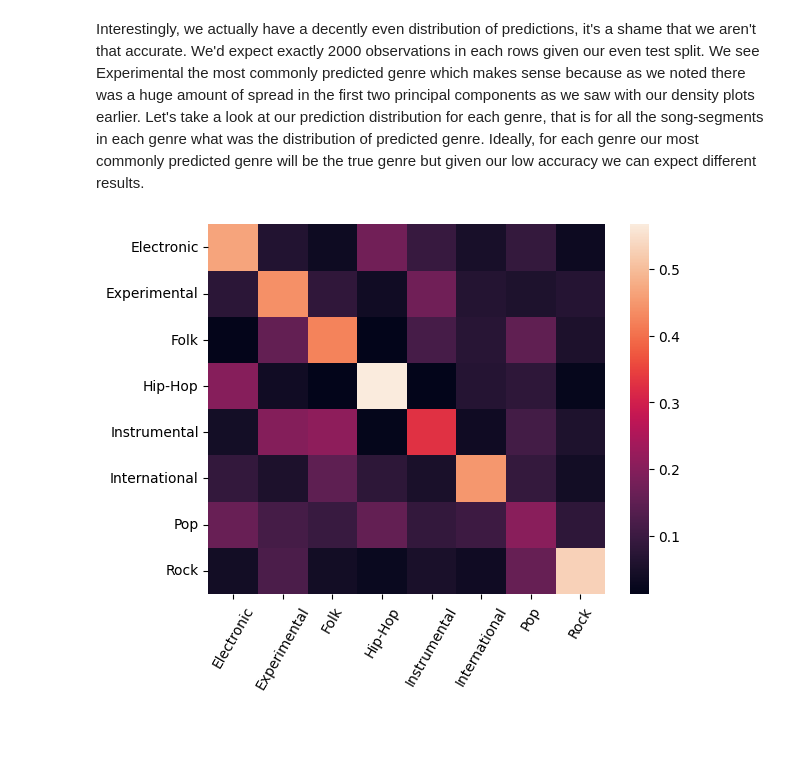
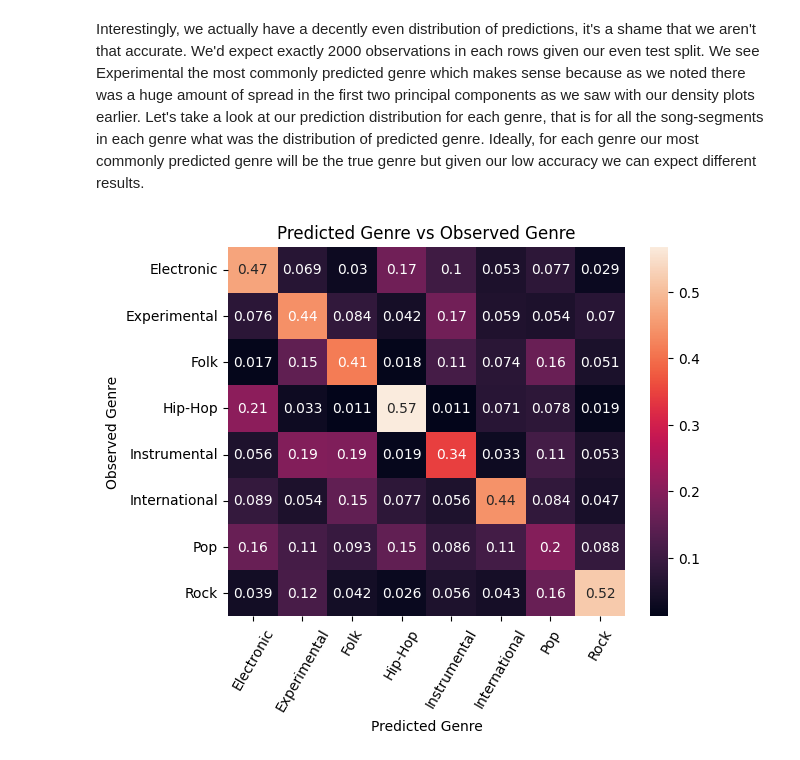
Before and after one commit to vijay-ravuri/audio-modeling, a Jupyter notebook: code/traditional_modeling.ipynb, the cells around one changed output. Saved outputs shown, nothing was run; the diff lists cells and outputs as text; code cells hidden in the pictures; blank space fills up the shorter version.

```diff
--- a/code/traditional_modeling.ipynb
+++ b/code/traditional_modeling.ipynb
@@ -441,8 +437,8 @@ lgbm_pipe = Pipeline(
         ('pre', preprocessing),
         ('lgb', LGBMClassifier(
             n_estimators = 200,
-            reg_alpha = 5,
-            reg_lambda = 0.05,
+            reg_alpha = 1.5,
+            reg_lambda = 0.1,
             random_state = 42,
             n_jobs = 4,
             verbose = -100))
@@ -479,7 +475,13 @@ for genre in sorted(map_genre.keys()):
 
 prediction_matrix = pd.DataFrame(genre_preds, index = sorted(map_genre.keys()))
 # %%
-sns.heatmap(prediction_matrix)
-plt.xticks(rotation = 60);
+sns.heatmap(prediction_matrix, annot = True)
+
+plt.xticks(rotation = 60)
+
+plt.xlabel('Predicted Genre')
+plt.ylabel('Observed Genre')
+
+plt.title('Predicted Genre vs Observed Genre');
 # %% [output]
-[figure, old version]
+[figure, new version]
```
Also changed, not shown: parts of 28 cells of this notebook, 2 other files.
